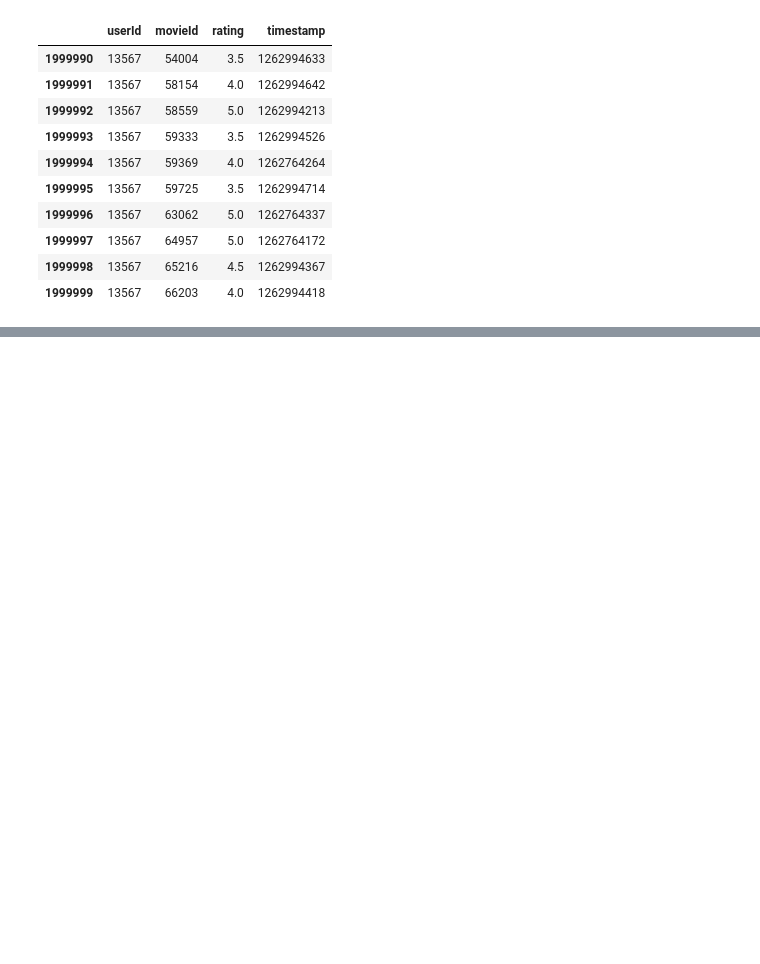
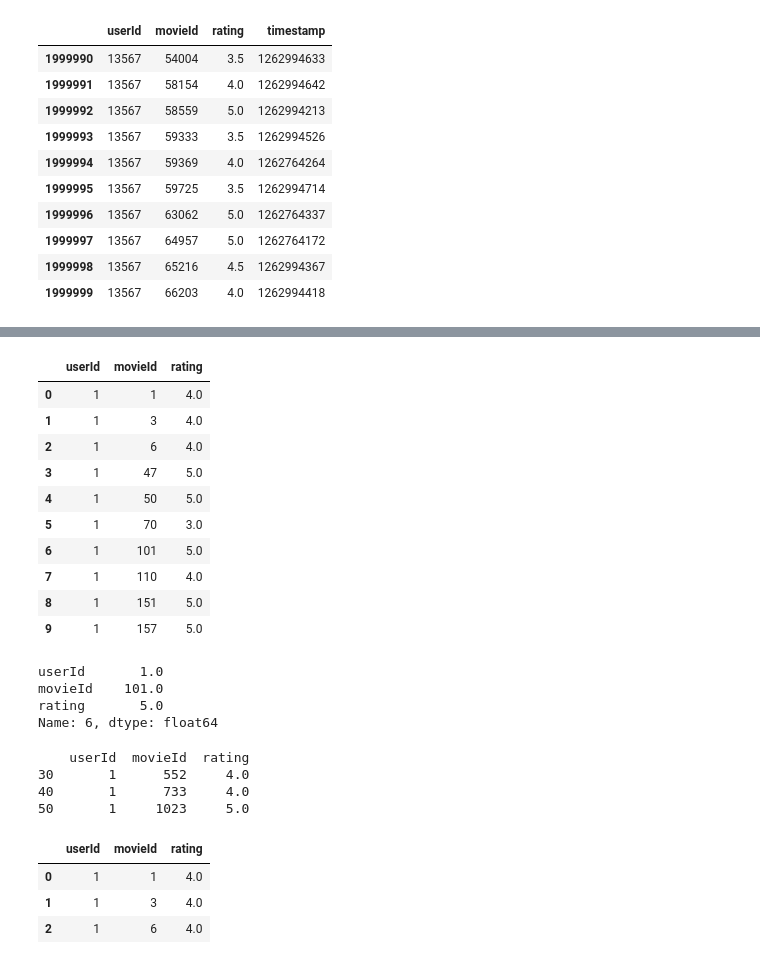
Before and after one commit to AJuliPS/AI2023-2_JulianaPonce, a Jupyter notebook: Pandas.ipynb, the cells around one changed output, grey strips where cells are left out. Cells and saved outputs as stored; diff of their text form; code cells hidden in the pictures; blank space fills up the shorter version.

```diff
--- a/Pandas.ipynb
+++ b/Pandas.ipynb
@@ -244,0 +247,10 @@ ratings.tail(10)
+# %%
+movies='/content/set_datos/movies.csv'
+tags='/content/set_datos/tags.csv'
+ratings='/content/set_datos/ratings.csv'
+# %%
+movies=pdjuli.read_csv(movies)
+tags=pdjuli.read_csv(tags)
+ratings=pdjuli.read_csv(ratings)
+
+movies.head(3)
@@ -244,0 +313,35 @@ ratings.tail(10)
+# %%
+ratings.head(10)
+# %% [output]
+|  | userId | movieId | rating |
+| 0 | 1 | 1 | 4.0 |
+| 1 | 1 | 3 | 4.0 |
+| 2 | 1 | 6 | 4.0 |
+| 3 | 1 | 47 | 5.0 |
+| 4 | 1 | 50 | 5.0 |
+| 5 | 1 | 70 | 3.0 |
+| 6 | 1 | 101 | 5.0 |
+| 7 | 1 | 110 | 4.0 |
+| 8 | 1 | 151 | 5.0 |
+| 9 | 1 | 157 | 5.0 |
+# %%
+ratings.iloc[6] #iloc es para imprimir
+# %% [output]
+userId       1.0
+movieId    101.0
+rating       5.0
+Name: 6, dtype: float64
+# %%
+print(ratings.iloc[[30, 40, 50]]) #Imprimir filas de un set de datos
+# %% [output]
+    userId  movieId  rating
+30       1      552     4.0
+40       1      733     4.0
+50       1     1023     5.0
+# %%
+ratings.head(3)
+# %% [output]
+|  | userId | movieId | rating |
+| 0 | 1 | 1 | 4.0 |
+| 1 | 1 | 3 | 4.0 |
+| 2 | 1 | 6 | 4.0 |
```
Also changed, not shown: parts of 24 cells of this notebook.
